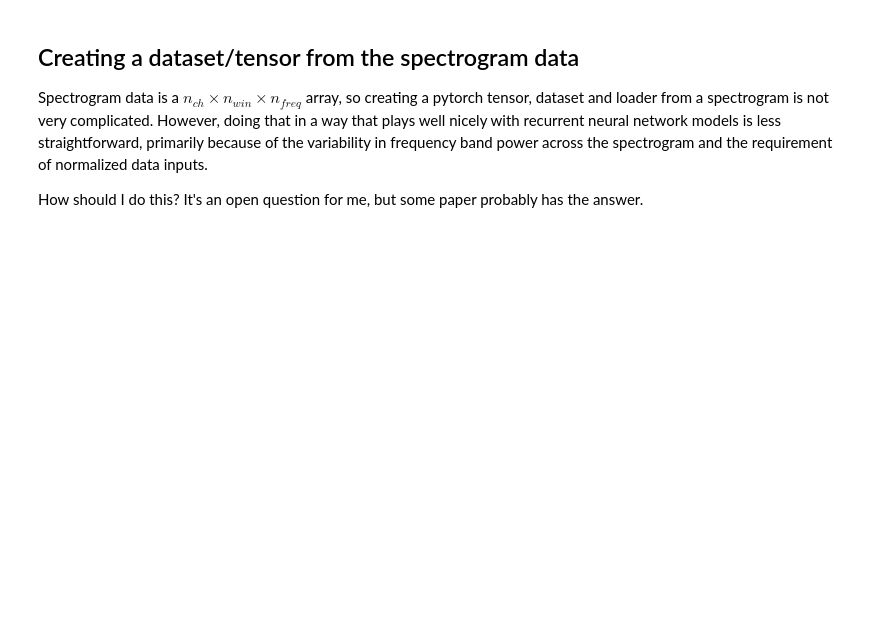
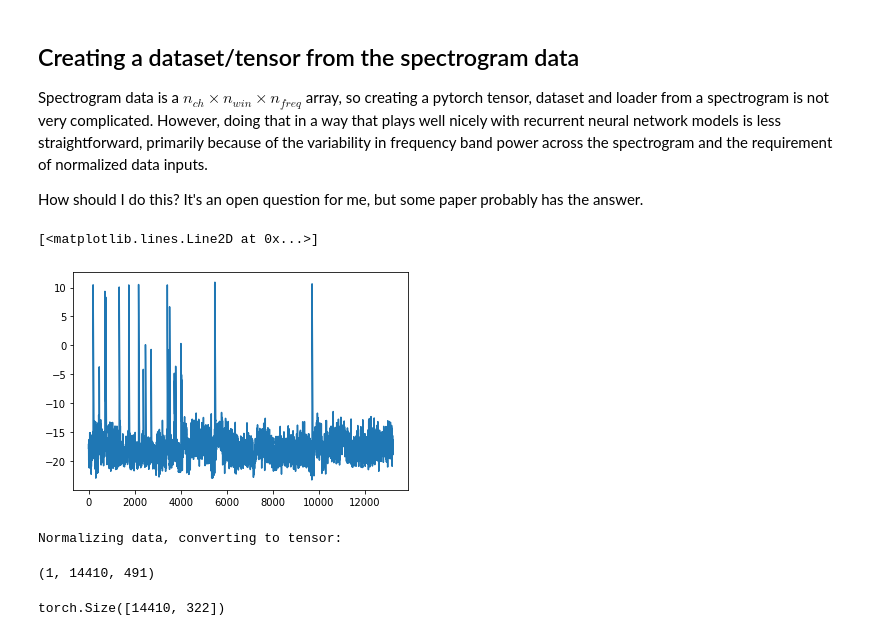
Before and after one commit to m-nolan/ecog_is2s, a Jupyter notebook: notebooks/ECoG_1ch_SG_prediction_range-unnormalized_20200625.ipynb, the cells around one changed output. Saved outputs shown, nothing was run; the diff lists cells and outputs as text; code cells hidden in the pictures; blank space fills up the shorter version.

```diff
--- a/notebooks/ECoG_1ch_SG_prediction_range-unnormalized_20200625.ipynb
+++ b/notebooks/ECoG_1ch_SG_prediction_range-unnormalized_20200625.ipynb
@@ -255,8 +264,11 @@ How should I do this? It's an open question for me, but some paper probably has
 # %%
 # plt.plot(f_sgram,10*np.log10(sgram[0,:,np.logical_not(bad_sgram_idx)].mean(axis=-1)));
 # %%
-print(sgram[0,].shape,sgram[0,:,np.arange(len(bad_sgram_idx))[np.logical_not(bad_sgram_idx)]].shape)
-plt.plot(10*np.log10(sgram[0,:,np.logical_not(bad_sgram_idx)].T.mean(axis=-1)))
+# print(sgram[0,].shape,sgram[0,:,np.arange(len(bad_sgram_idx))[np.logical_not(bad_sgram_idx)]].shape)
+plt.plot(10*np.log10(sgram[0,~bad_sgram_idx,:].mean(axis=-1)))
+# %% [output]
+[<matplotlib.lines.Line2D at 0x...>]
+[figure, added]
 # %%
 # create dataset
 #create data tensor
@@ -276,23 +288,33 @@ N_FREQ_BINS = -1
 n_sgram_win = sgram.shape[-1]
 freq_range = (1, 80)
 freq_idx = (f_sgram >= freq_range[0]) & (f_sgram <= freq_range[1])
-mean_sgram = np.log10(sgram[0,:,np.logical_not(bad_sgram_idx)]).mean(axis=0)
-log_sgram_ceil = np.log10(sgram[0,:,np.logical_not(bad_sgram_idx)])[:,freq_idx].max()
-log_sgram_floor = np.log10(sgram[0,:,np.logical_not(bad_sgram_idx)])[:,freq_idx].min()
+mean_sgram = np.log10(sgram[0,~bad_sgram_idx,:]).mean(axis=0)
+log_sgram_ceil = np.log10(sgram[0,~bad_sgram_idx,:])[:,freq_idx].max()
+log_sgram_floor = np.log10(sgram[0,~bad_sgram_idx,:])[:,freq_idx].min()
 log_sgram_mid = (log_sgram_ceil + log_sgram_floor)/2
 log_sgram_range = log_sgram_ceil - log_sgram_floor
 # PCA_REDUCE = False
-NORMALIZE_DATA = False
+NORMALIZE_DATA = True
 if NORMALIZE_DATA:
-    data_array = ((np.log10(sgram[0,])-log_sgram_mid)/log_sgram_range*1.8)[freq_idx,].T
+    data_array = ((np.log10(sgram[0,])-log_sgram_mid)/log_sgram_range*1.8)[:,freq_idx]
 else:
-    data_array = np.log10(sgram[0,freq_idx,:]).T
+    data_array = np.log10(sgram[0,:,freq_idx]).T
 # if PCA_REDUCE:
 #     k = 6
 #     data_cov = np.cov(data_array[np.logical_not(bad_sgram_idx),:].T)
 #     data_cov_eigval, data_cov_eigvec = np.linalg.eig(data_cov)
 #     data_tensor = torch.from_numpy(data_array.dot(data_cov_eigvec[:,:k]))
-data_tensor = torch.from_numpy(data_array)
+data_tensor = torch.from_numpy(np.float32(data_array))
+# %% [output]
+Normalizing data, converting to tensor:
+# %%
+sgram.shape
+# %% [output]
+(1, 14410, 491)
+# %%
+data_tensor.shape
+# %% [output]
+torch.Size([14410, 322])
 # %%
 # create dataset object
 print('Creating EcogDataloader dataset object:')
```
Also changed, not shown: parts of 24 cells of this notebook.
